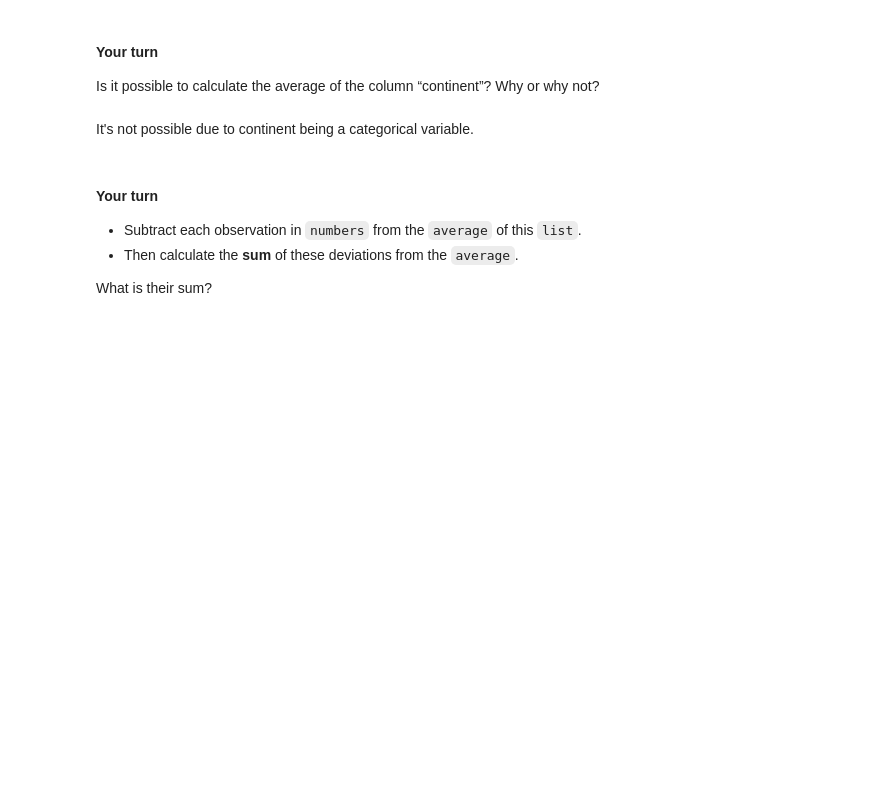
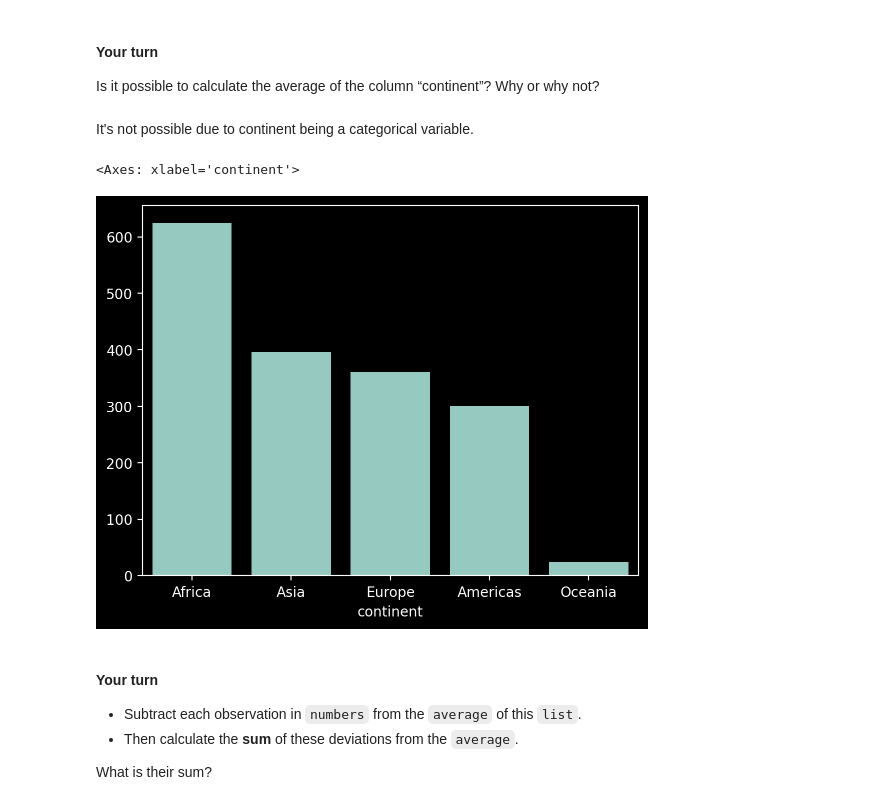
Before and after one commit to ck0002/airbnb_group, a Jupyter notebook: Exercise8.ipynb, the cells around one changed output. Drawn from its saved outputs; the diff is of its cells as text; code cells hidden in the pictures; blank space fills up the shorter version.

Commit message:
add some missing plots and correct some mistakes Jakub Klimek

```diff
--- a/Exercise8.ipynb
+++ b/Exercise8.ipynb
@@ -284,8 +284,11 @@ Is it possible to calculate the average of the column “continent”? Why or wh
 # %% [markdown]
 It's not possible due to continent being a categorical variable.
 # %%
-# continent_count = df_gapminder['continent'].value_counts()
-# sns.barplot(x = continent_count.index, y = continent_count.values);
+continent_count = df_gapminder['continent'].value_counts()
+sns.barplot(x=continent_count.index, y=continent_count.values)
+# %% [output]
+<Axes: xlabel='continent'>
+[figure, added]
 # %% [markdown]
 #### Your turn
 
```
Also changed, not shown: parts of 14 cells of this notebook, 1 other file.
